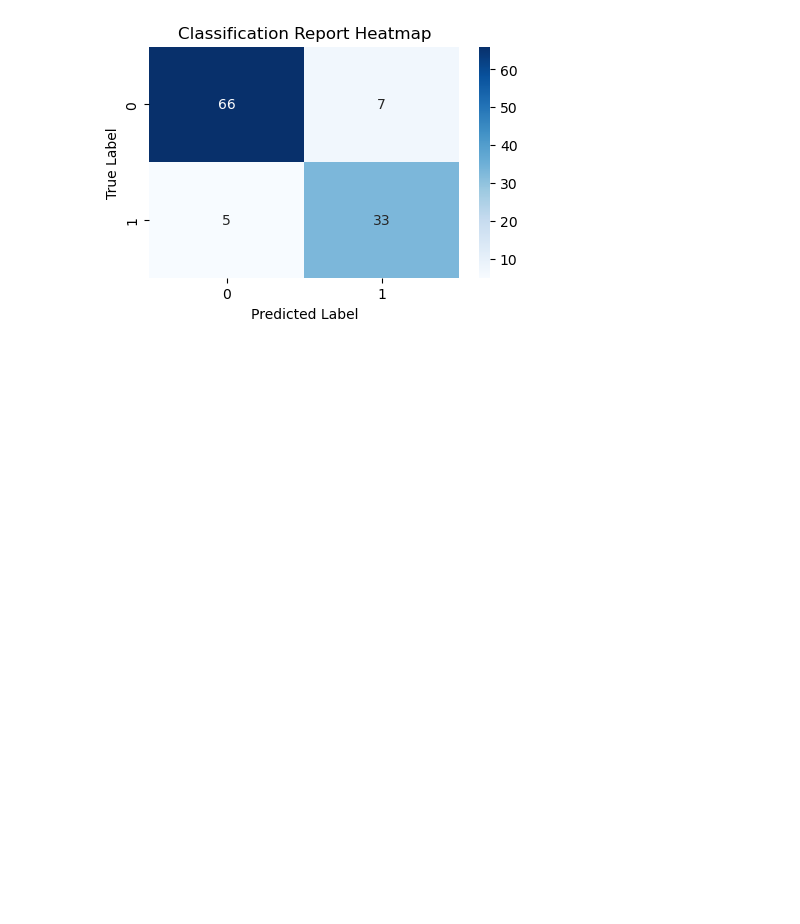
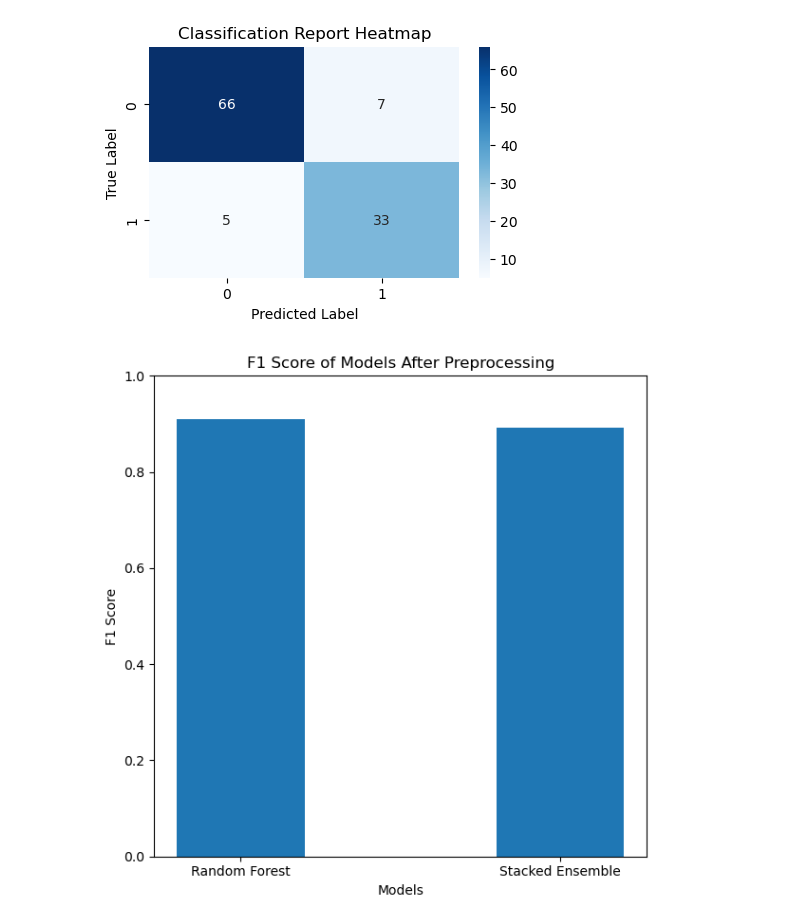
Before and after one commit to ShakshatJain74/Diabetes-Classification, a Jupyter notebook: Diabetes.ipynb, the cells around one changed output. Cells and saved outputs as stored; diff of their text form; code cells hidden in the pictures; blank space fills up the shorter version.

```diff
--- a/Diabetes.ipynb
+++ b/Diabetes.ipynb
@@ -765,3 +799,31 @@ weighted avg       0.89      0.89      0.89       111
 plot_confusion_matrix(y_test, ensemble_pred_test, target_names, title='Classification Report Heatmap', figsize=(5,3))
 # %% [output]
 [figure]
+# %%
+import matplotlib.pyplot as plt
+
+# F1 score of models after preprocessing
+f1_scores_after = {
+    'Random Forest': f1_score(y_test, y_pred, average='weighted'),
+    'Stacked Ensemble': f1_score(y_test, ensemble_pred_test, average='weighted')
+}
+
+# Plotting the bar graph for F1 scores after preprocessing
+models_after = list(f1_scores_after.keys())
+f1_scores_after = list(f1_scores_after.values())
+
+x = range(len(models_after))
+
+plt.figure(figsize=(6, 6))
+
+plt.bar(x, f1_scores_after, width=0.4)
+
+plt.xlabel('Models')
+plt.ylabel('F1 Score')
+plt.title('F1 Score of Models After Preprocessing')
+plt.xticks(x, models_after)
+plt.ylim(0, 1)  # Setting y-axis limit from 0 to 1 for F1 score
+plt.tight_layout()
+plt.show()
+# %% [output]
+[figure, added]
```
Also changed, not shown: parts of 9 cells of this notebook.
